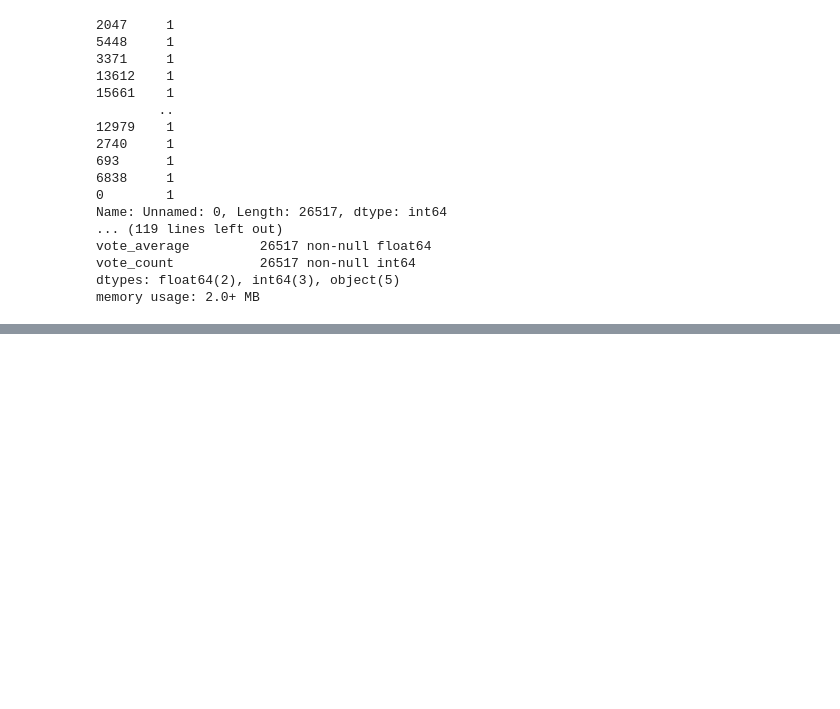
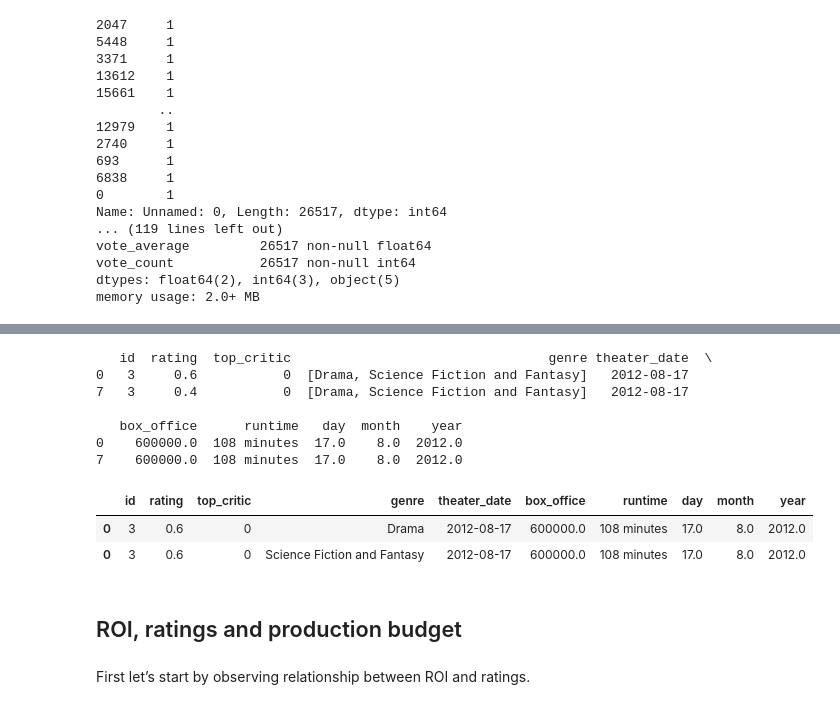
Before and after one commit to EdAlexc/dsc-mod-1-project-v2-1-online-ds-sp-000, a Jupyter notebook: student.ipynb, the cells around one changed output, grey strips where cells are left out. Drawn from its saved outputs; the diff is of its cells as text; code cells hidden in the pictures; blank space fills up the shorter version.

Commit message:
Started on 1st hypothesis

```diff
--- a/student.ipynb
+++ b/student.ipynb
@@ -396,0 +654,19 @@ memory usage: 2.0+ MB
+# %%
+to_del = []
+to_del_dedup = []
+i = 0
+
+# Try to change fraction into decimal if not, set as item to drop from column
+for row in df_rt_reviews["rating"]:
+    try:
+        eval(row)
+    except Exception:
+        to_del.append(row)
+    else:
+        df_rt_reviews["rating"].iloc[i] = (eval(row))
+        i+=1
+
+# Dedup list of items to del from column
+for value in to_del:
+    if value not in to_del_dedup:
+        to_del_dedup.append(value)
@@ -396,0 +678,4 @@ memory usage: 2.0+ MB
+# %%
+df_rt_reviews = df_rt_reviews[~df_rt_reviews['rating'].isin(to_del_dedup)]
+# %%
+df_rt_reviews["rating"] = df_rt_reviews["rating"].astype(float) # Verify altered column
@@ -396,0 +841,27 @@ memory usage: 2.0+ MB
+# %%
+# Join Rotten Tomatoes tables, fanout is not much of an issure since we will be calculating medians or
+# doing clustering analyses
+
+df_rt_full = df_rt_reviews.join(df_rt_movie_info.set_index('id'), on='id', how='inner')
+
+print(df_rt_full.head(2))
+
+df_rt_full_expanded = df_rt_reviews.join(df_rt_movie_info_expanded.set_index('id'), on='id', how='inner')
+
+df_rt_full_expanded.head(2)
+# %% [output]
+   id  rating  top_critic                                 genre theater_date  \
+0   3     0.6           0  [Drama, Science Fiction and Fantasy]   2012-08-17
+7   3     0.4           0  [Drama, Science Fiction and Fantasy]   2012-08-17
+
+   box_office      runtime   day  month    year
+0    600000.0  108 minutes  17.0    8.0  2012.0
+7    600000.0  108 minutes  17.0    8.0  2012.0
+|  | id | rating | top_critic | genre | theater_date | box_office | runtime | day | month | year |
+| 0 | 3 | 0.6 | 0 | Drama | 2012-08-17 | 600000.0 | 108 minutes | 17.0 | 8.0 | 2012.0 |
+| 0 | 3 | 0.6 | 0 | Science Fiction and Fantasy | 2012-08-17 | 600000.0 | 108 minutes | 17.0 | 8.0 | 2012.0 |
+# %% [markdown]
+<a id="Rrpb"></a>
+## ROI, ratings and production budget
+# %% [markdown]
+First let’s start by observing relationship between ROI and ratings.
```
Also changed, not shown: parts of 45 cells of this notebook.
